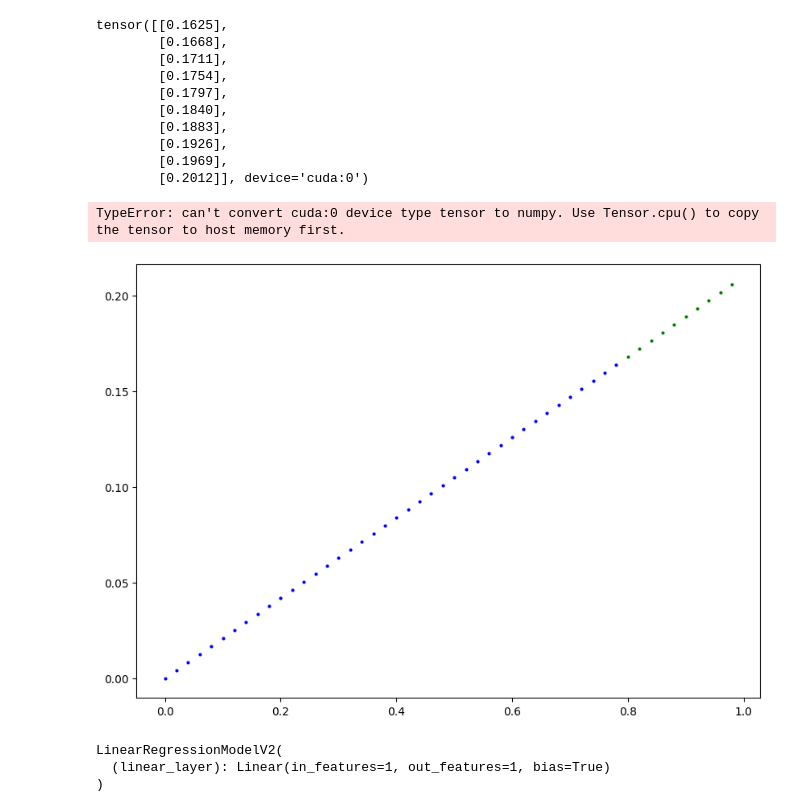
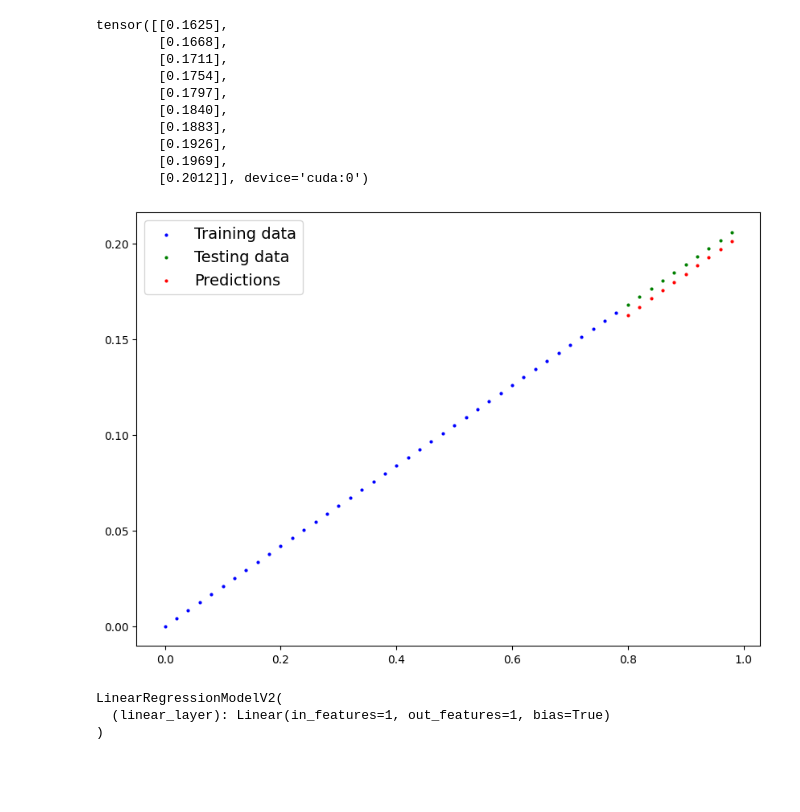
Before and after one commit to alijon070/computer_vision, a Jupyter notebook: pytorch.ipynb, the cells around one changed output. Cells and saved outputs as stored; diff of their text form; code cells hidden in the pictures; blank space fills up the shorter version.

Commit message:
making our first Neural Network using PyTorch (fixed)

```diff
--- a/pytorch.ipynb
+++ b/pytorch.ipynb
@@ -320,11 +320,10 @@ tensor([[0.1625],
         [0.1969],
         [0.2012]], device='cuda:0')
 # %%
-# plot predictions vs truth
-plot_predictions(predictions=y_preds)
+# plot predictions vs truth after moving them back to CPU
+plot_predictions(predictions=y_preds.cpu())
 # %% [output]
-TypeError: can't convert cuda:0 device type tensor to numpy. Use Tensor.cpu() to copy the tensor to host memory first.
-[figure, old version]
+[figure, new version]
 # %%
 torch.save(model_1.state_dict(), 'trained_model.pth')
 # %%
```
